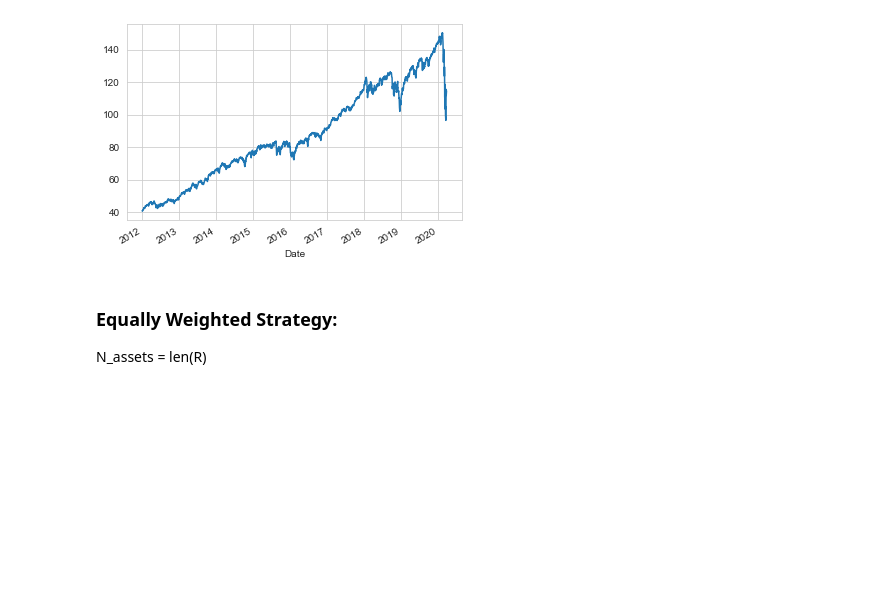
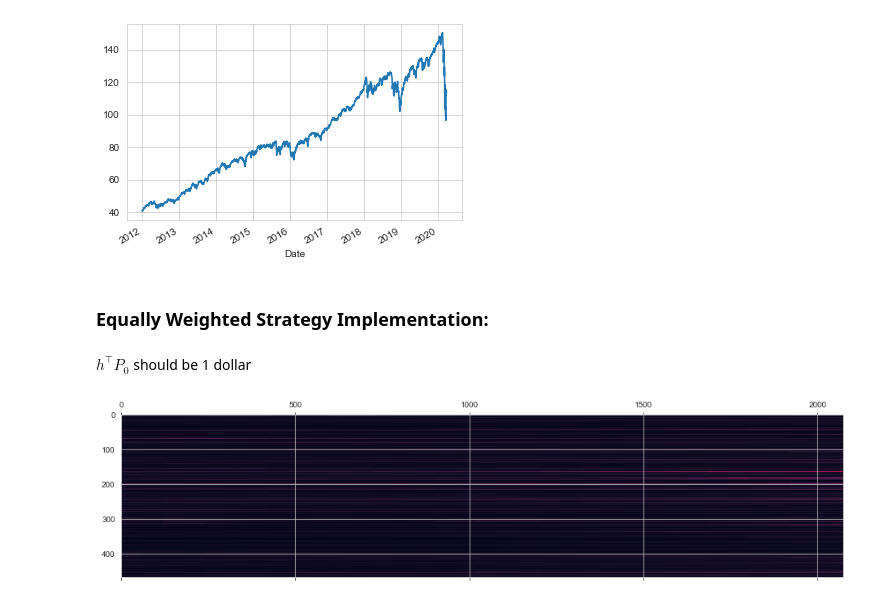
Before and after one commit to davidislip/ECE1505-Project, a Jupyter notebook: Data_ChangeDetection.ipynb, the cells around one changed output. Saved outputs shown, nothing was run; the diff lists cells and outputs as text; code cells hidden in the pictures; blank space fills up the shorter version.

Commit message:
equal weight _ continued

```diff
--- a/Data_ChangeDetection.ipynb
+++ b/Data_ChangeDetection.ipynb
@@ -642,6 +642,4 @@ P.mean(axis=1).plot()
 <matplotlib.axes._subplots.AxesSubplot at 0x...>
 [figure]
 # %% [markdown]
-### Equally Weighted Strategy:
-
-N_assets = len(R)
+### Equally Weighted Strategy Implementation:
@@ -649,0 +646,43 @@ N_assets = len(R)
+# %% [markdown]
+$h^\intercal P_0$ should be 1 dollar
+# %%
+t = 0
+#rebalance every 60 days
+rebalance_date = 60
+N_assets = len(R.columns)
+Portfolio_Value = 1
+
+#vectors to keep track of the weights and holdings
+holdings_t = np.zeros([N_assets, len(P)])
+weights_t = np.zeros([N_assets, len(P)])
+
+#1 over n dollars for each stock
+w = 1/N_assets*np.ones(N_assets)
+
+#holdings
+h = Portfolio_Value*w/P.iloc[0,:] #number of stocks
+
+#to track the holding history
+holdings_t[:,0:rebalance_date] = h.values.reshape(-1,1)*np.ones([N_assets,rebalance_date])
+weights_t[:,0:rebalance_date] = w.reshape(-1,1)**np.ones([N_assets,rebalance_date])
+
+while t + rebalance_date < len(P):
+
+    t = t + rebalance_date
+    next_dt = np.minimum(rebalance_date, len(P)-t)
+    #Calculate portfolio value
+
+    Portfolio_Value_t =  np.dot(holdings_t[:,t-1], P.iloc[t,:].values)
+
+    #Weights do not need to change since equally weighted (here we update the weights for other portfolio optimizations)
+
+    #reinvest the portfolio
+    h_t = Portfolio_Value_t*w/P.iloc[t,:]
+
+    holdings_t[:,t: t + next_dt] =  h_t.values.reshape(-1,1)*np.ones([N_assets,next_dt])
+    weights_t[:,t: t + next_dt] = w.reshape(-1,1)**np.ones([N_assets,next_dt])
+# %%
+### Here I am checkng to make sure that everything is filled in
+plt.matshow(holdings_t);
+# %% [output]
+[figure, added]
```
Also changed, not shown: parts of 3 cells of this notebook.
